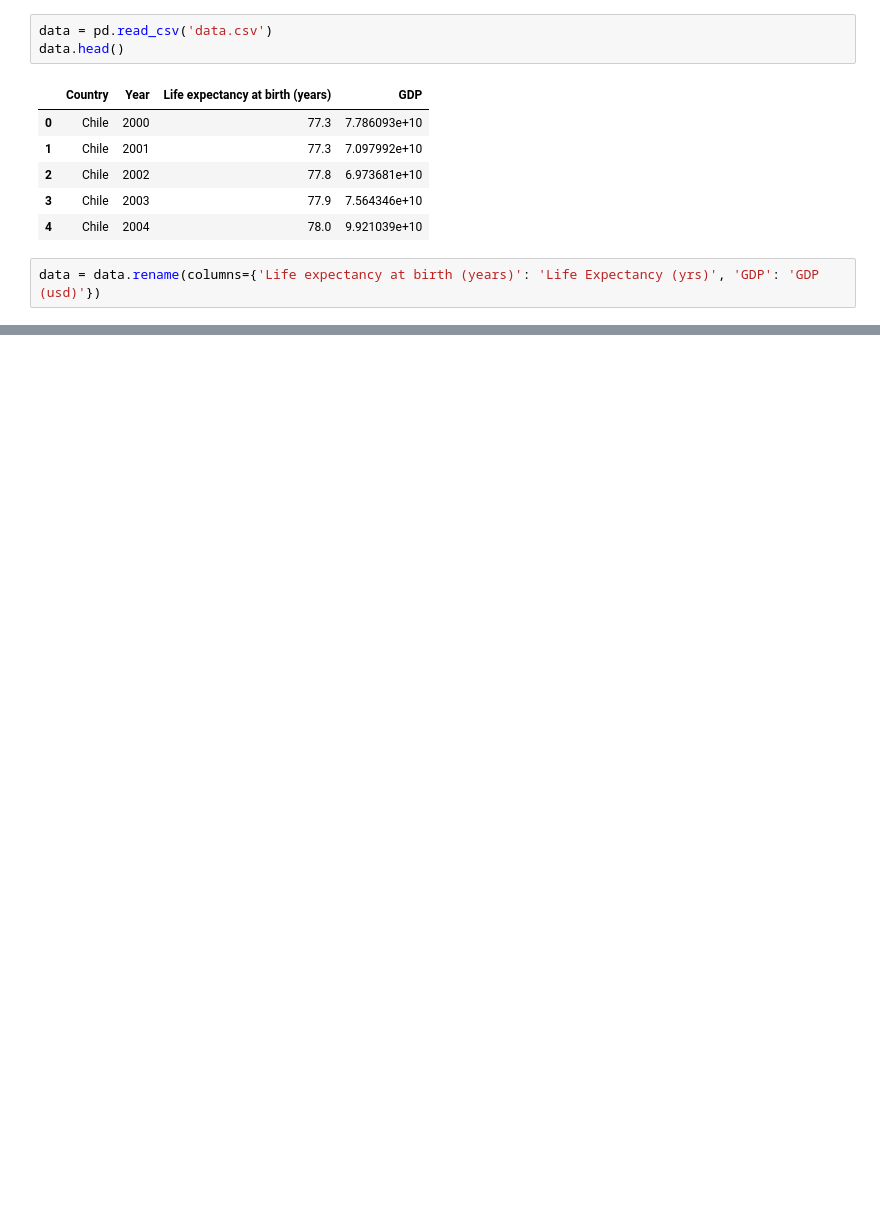
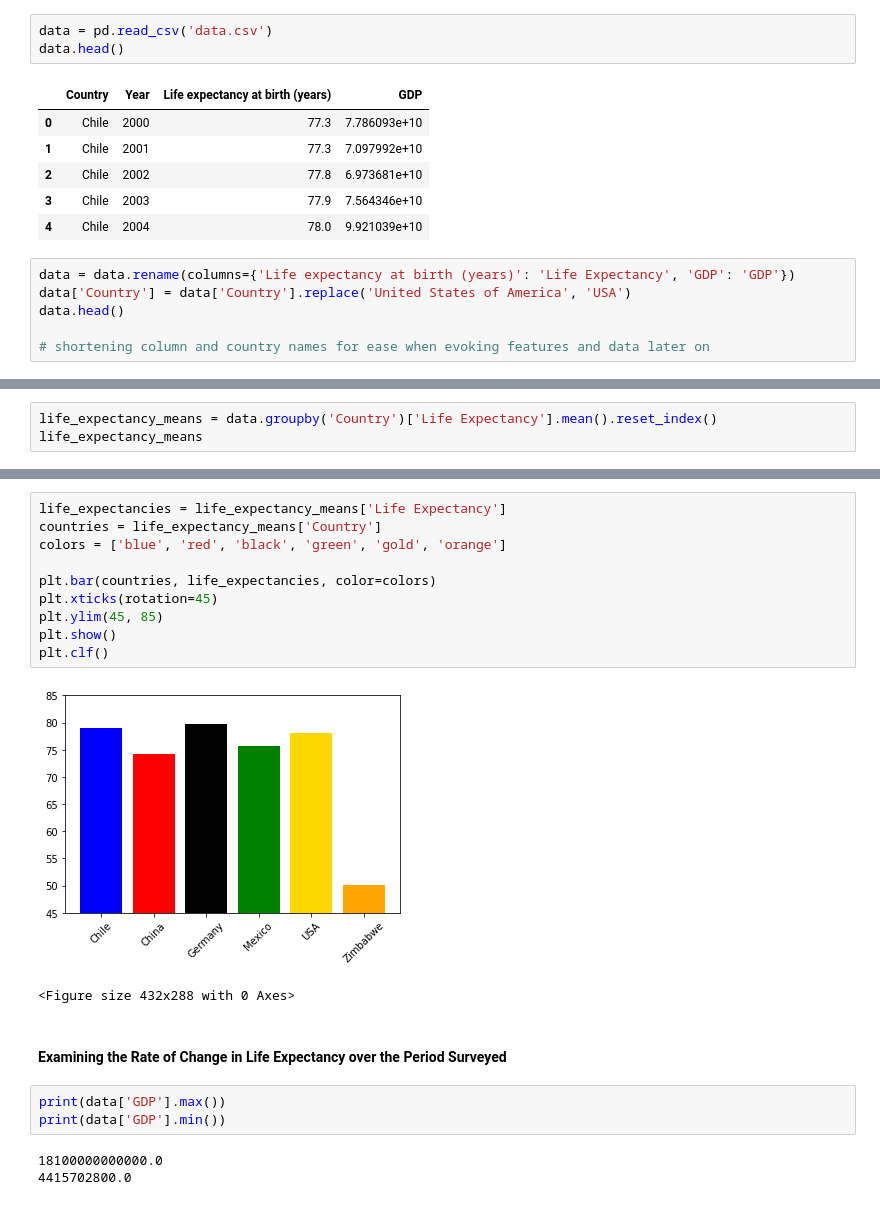
Before and after one commit to roberthallds/life-expectancy-gdp, a Jupyter notebook: project.ipynb, the cells around one changed output, grey strips where cells are left out. Cells and saved outputs as stored; diff of their text form; blank space fills up the shorter version.

```diff
--- a/project.ipynb
+++ b/project.ipynb
@@ -24,4 +32,8 @@ data.head()
 | 3 | Chile | 2003 | 77.9 | 7.564346e+10 |
 | 4 | Chile | 2004 | 78.0 | 9.921039e+10 |
 # %%
-data = data.rename(columns={'Life expectancy at birth (years)': 'Life Expectancy (yrs)', 'GDP': 'GDP (usd)'})
+data = data.rename(columns={'Life expectancy at birth (years)': 'Life Expectancy', 'GDP': 'GDP'})
+data['Country'] = data['Country'].replace('United States of America', 'USA')
+data.head()
+
+# shortening column and country names for ease when evoking features and data later on
@@ -29,0 +49,3 @@ data = data.rename(columns={'Life expectancy at birth (years)': 'Life Expectancy
+# %%
+life_expectancy_means = data.groupby('Country')['Life Expectancy'].mean().reset_index()
+life_expectancy_means
@@ -29,0 +60,21 @@ data = data.rename(columns={'Life expectancy at birth (years)': 'Life Expectancy
+# %%
+life_expectancies = life_expectancy_means['Life Expectancy']
+countries = life_expectancy_means['Country']
+colors = ['blue', 'red', 'black', 'green', 'gold', 'orange']
+
+plt.bar(countries, life_expectancies, color=colors)
+plt.xticks(rotation=45)
+plt.ylim(45, 85)
+plt.show()
+plt.clf()
+# %% [output]
+[figure, added]
+<Figure size 432x288 with 0 Axes>
+# %% [markdown]
+#### Examining the Rate of Change in Life Expectancy over the Period Surveyed
+# %%
+print(data['GDP'].max())
+print(data['GDP'].min())
+# %% [output]
+18100000000000.0
+4415702800.0
```
Also changed, not shown: parts of 11 cells of this notebook.
